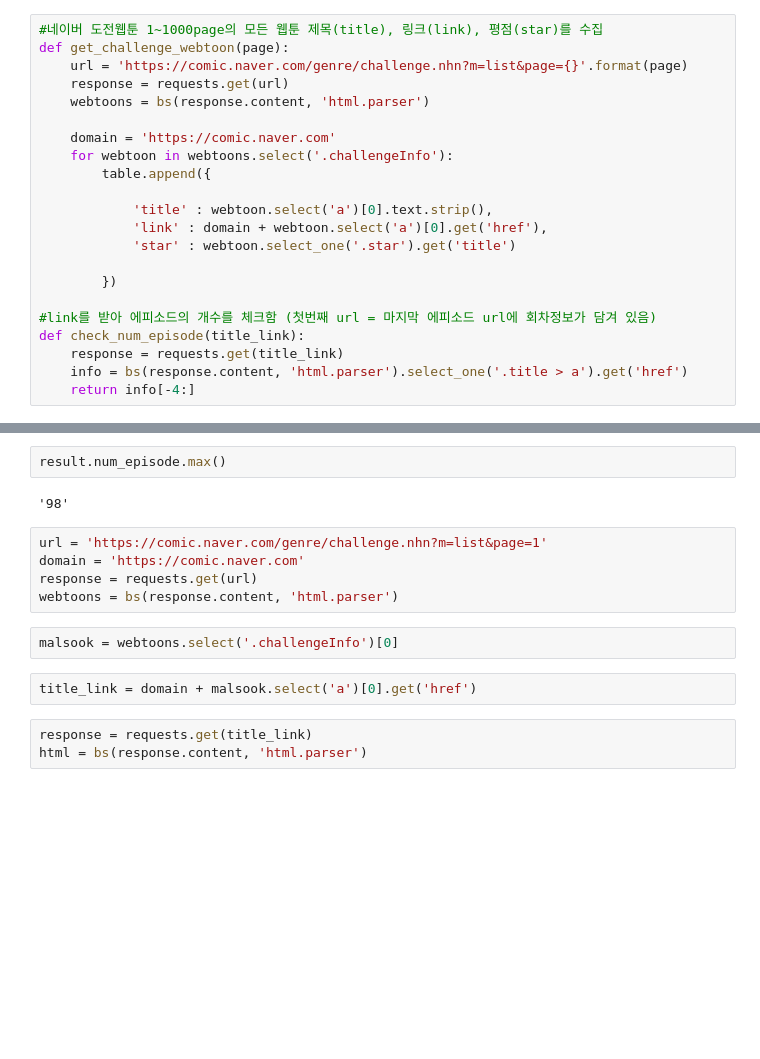
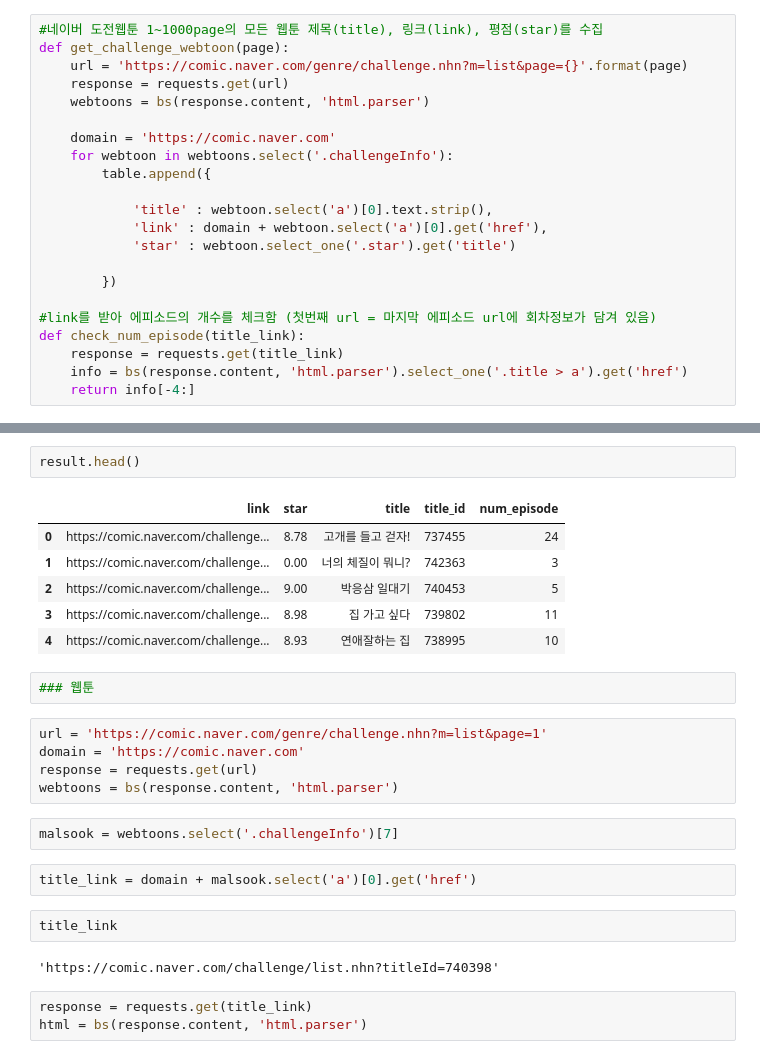
Before and after one commit to h33sun/Naver_webtoon_prediction, a Jupyter notebook: webtoon.ipynb, the cells around one changed output, grey strips where cells are left out. Saved outputs shown, nothing was run; the diff lists cells and outputs as text; blank space fills up the shorter version.

```diff
--- a/webtoon.ipynb
+++ b/webtoon.ipynb
@@ -80,16 +80,27 @@ result['num_episode'] = result.num_episode.apply(lambda x: re.sub('[a-z=]','',x)
-# %%
-result.num_episode.max()
-# %% [output]
-'98'
+# %%
+result.head()
+# %% [output]
+|  | link | star | title | title_id | num_episode |
+| 0 | https://comic.naver.com/challenge... | 8.78 | 고개를 들고 걷자! | 737455 | 24 |
+| 1 | https://comic.naver.com/challenge... | 0.00 | 너의 체질이 뭐니? | 742363 | 3 |
+| 2 | https://comic.naver.com/challenge... | 9.00 | 박응삼 일대기 | 740453 | 5 |
+| 3 | https://comic.naver.com/challenge... | 8.98 | 집 가고 싶다 | 739802 | 11 |
+| 4 | https://comic.naver.com/challenge... | 8.93 | 연애잘하는 집 | 738995 | 10 |
+# %%
+### 웹툰
 # %%
 url = 'https://comic.naver.com/genre/challenge.nhn?m=list&page=1'
 domain = 'https://comic.naver.com'
 response = requests.get(url)
 webtoons = bs(response.content, 'html.parser')
 # %%
-malsook = webtoons.select('.challengeInfo')[0]
+malsook = webtoons.select('.challengeInfo')[7]
 # %%
 title_link = domain + malsook.select('a')[0].get('href')
+# %%
+title_link
+# %% [output]
+'https://comic.naver.com/challenge/list.nhn?titleId=740398'
 # %%
 response = requests.get(title_link)
 html = bs(response.content, 'html.parser')
```
Also changed, not shown: parts of 10 cells of this notebook.
